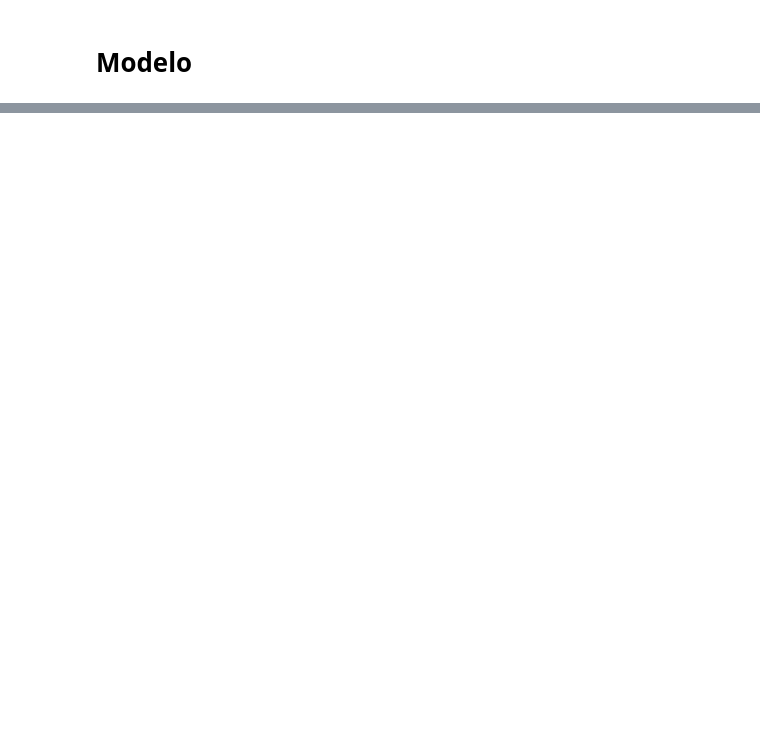
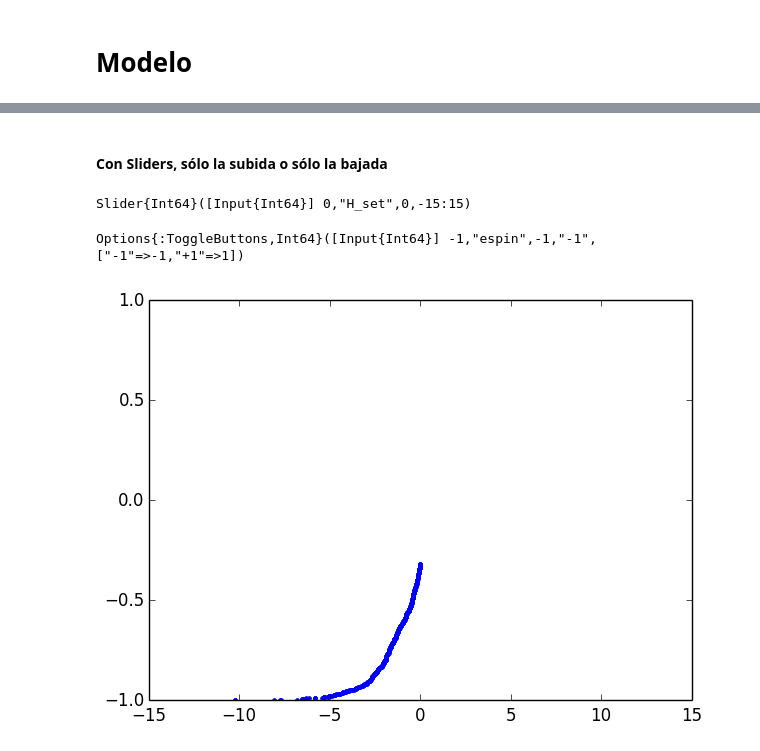
Before and after one commit to rodrigolece/proyecto-final-mcmc, a Jupyter notebook: resultados_con_modulo.ipynb, the cells around one changed output, grey strips where cells are left out. Drawn from its saved outputs; the diff is of its cells as text; code cells hidden in the pictures; blank space fills up the shorter version.

Commit message:
Agregué leyenda y gráfica de sliders

```diff
--- a/resultados_con_modulo.ipynb
+++ b/resultados_con_modulo.ipynb
@@ -65,0 +83,27 @@ plot(hs2,mag2/N, ".");
+# %% [markdown]
+#### Con Sliders, sólo la subida o sólo la bajada
+# %%
+L = 50
+R = 4
+N = L^2
+H_max = 15
+
+fig = figure(figsize=(7,5))
+xlabel(L"H/J") #J=1
+ylabel(L"M/N")
+
+
+@manipulate for H_set=-H_max:H_max, espin=[symbol("-1") => -1, symbol("+1") => 1]
+    withfig(fig) do
+        xlim(-H_max,H_max)
+        ylim(-1,1)
+
+        m = edo_inicial(L,R,espin)
+        mag, hs = magnetizacion_aumenta_H!(m,H_set,espin)
+        plot(hs,mag/N, ".")
+    end
+end
+# %% [output]
+Slider{Int64}([Input{Int64}] 0,"H_set",0,-15:15)
+Options{:ToggleButtons,Int64}([Input{Int64}] -1,"espin",-1,"-1",["-1"=>-1,"+1"=>1])
+[figure, added]
```
Also changed, not shown: parts of 8 cells of this notebook.
